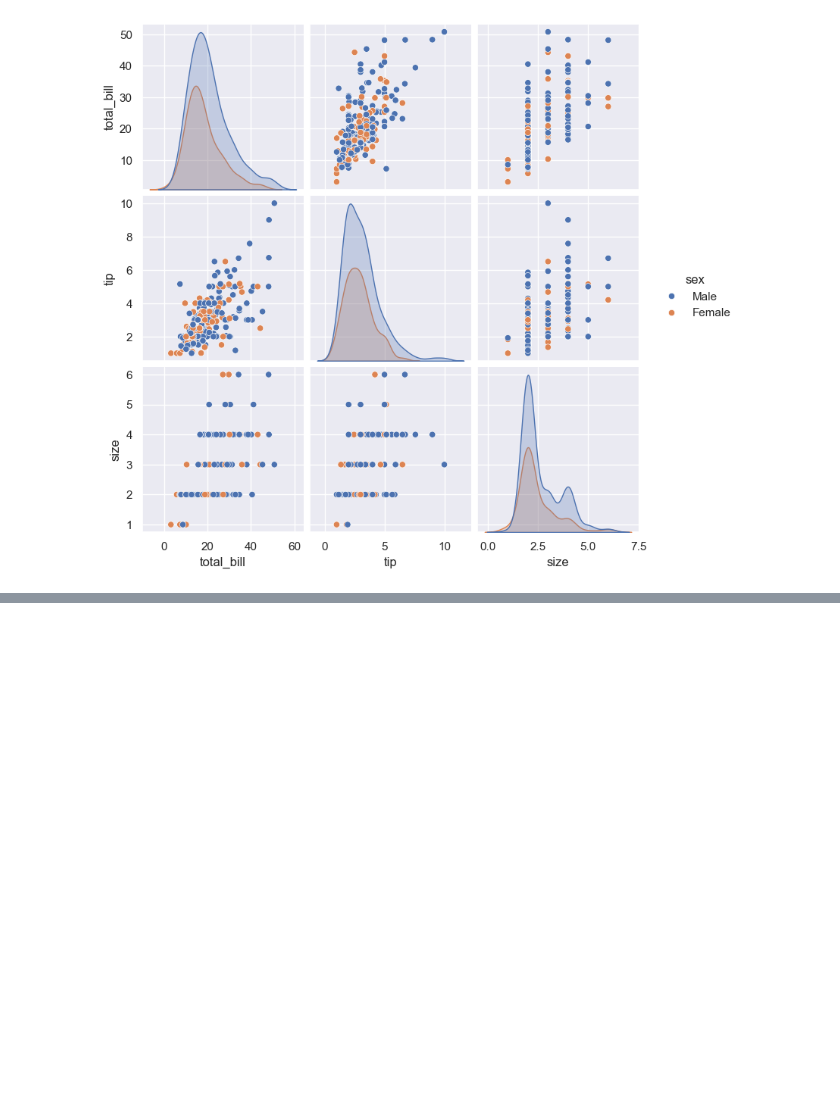
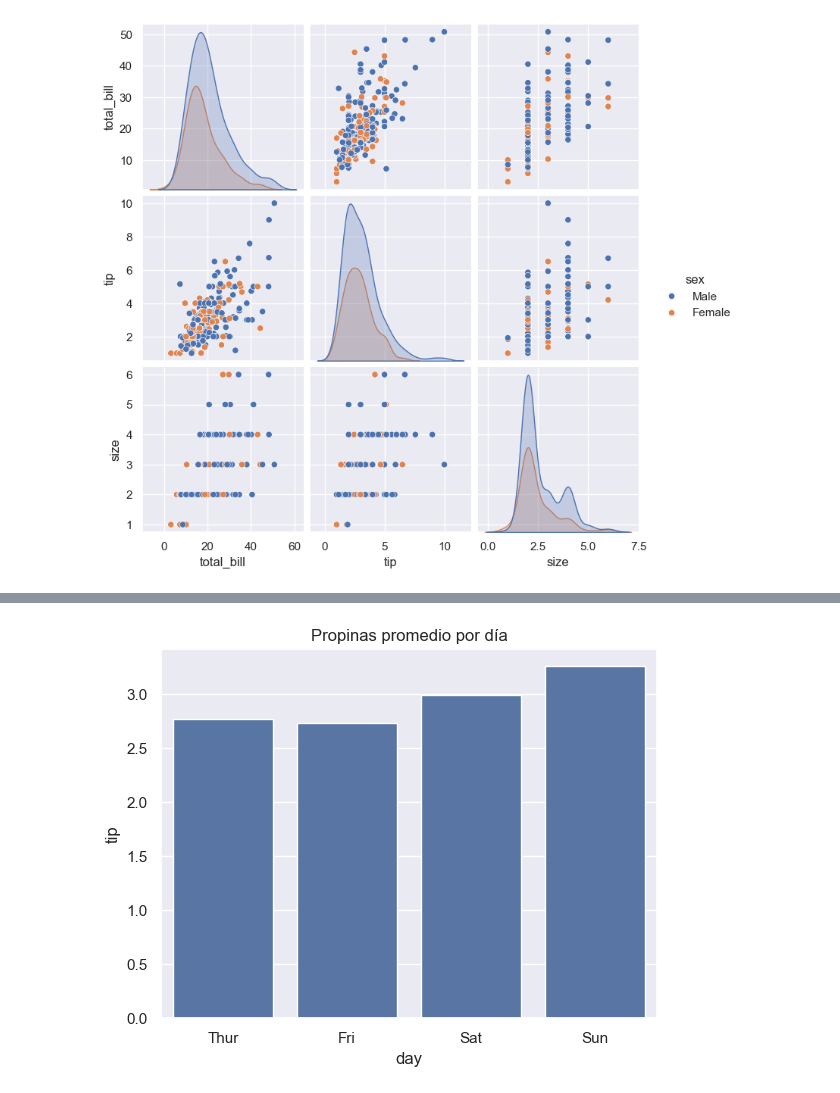
Before and after one commit to emilianostic/analisdedatos, a Jupyter notebook: datos/Scripts/AnalisisDatos.ipynb, the cells around one changed output, grey strips where cells are left out. Cells and saved outputs as stored; diff of their text form; code cells hidden in the pictures; blank space fills up the shorter version.

```diff
--- a/datos/Scripts/AnalisisDatos.ipynb
+++ b/datos/Scripts/AnalisisDatos.ipynb
@@ -592,0 +620,7 @@ plt.show()
+# %%
+sns.barplot(data=df, x="day", y="tip", errorbar=None)
+plt.title("Propinas promedio por día")
+plt.show()
+#los domingos saca mas propina
+# %% [output]
+[figure, added]
```
Also changed, not shown: parts of 19 cells of this notebook.
